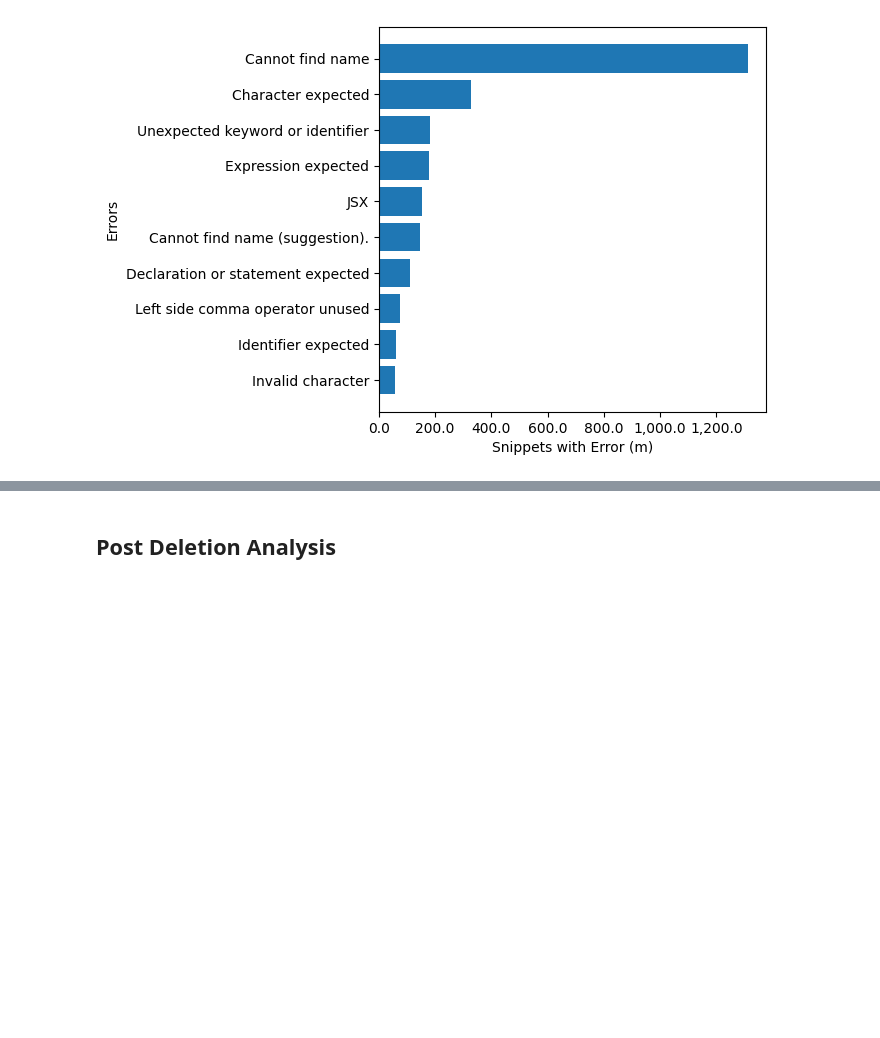
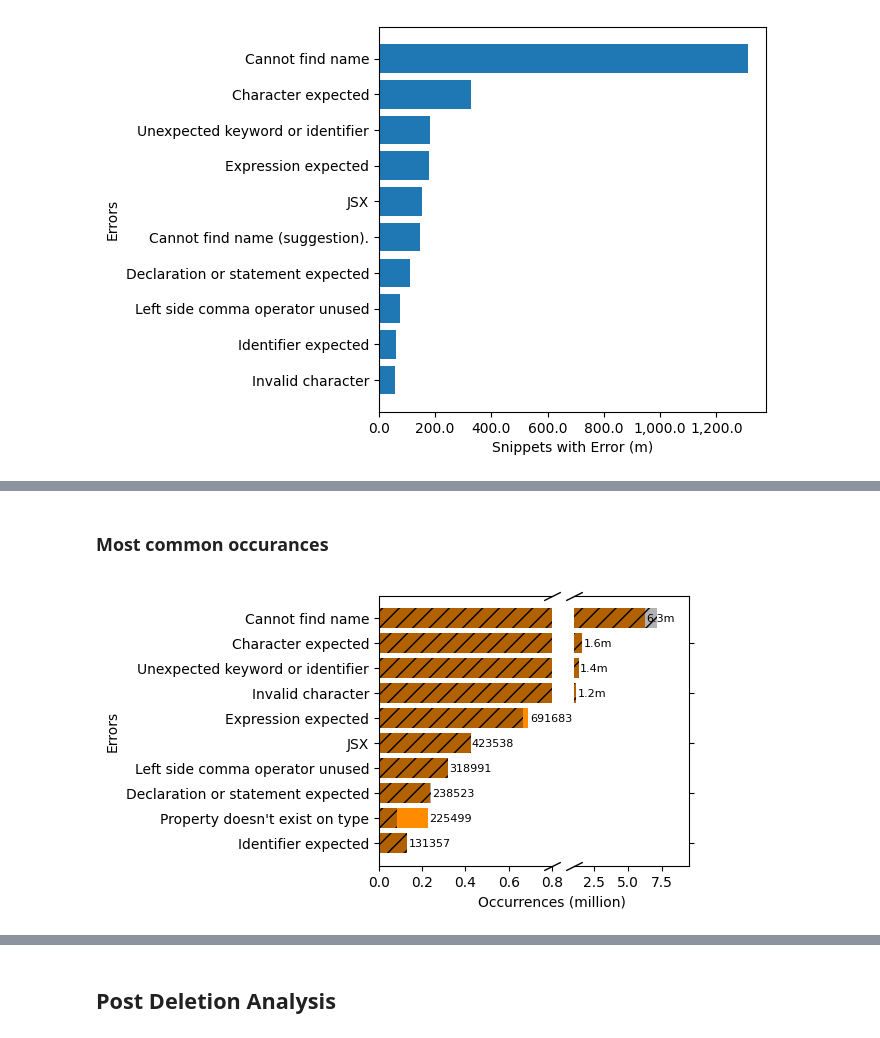
Before and after one commit to Brittany-Reid/node_code_correction, a Jupyter notebook: analysis/analysis.ipynb, the cells around one changed output, grey strips where cells are left out. Saved outputs shown, nothing was run; the diff lists cells and outputs as text; code cells hidden in the pictures; blank space fills up the shorter version.

```diff
--- a/analysis/analysis.ipynb
+++ b/analysis/analysis.ipynb
@@ -189,6 +201,7 @@ ESLINT_DIR = DATA_DIR + "/eslintErrors.log"
 SAMPLE_DIR = DATA_DIR + "/384-sample.log"
 ERRORS_DIR = DATA_DIR + "/allErrors.log"
 DELETION_DIR = DATA_DIR + "/afterDeletion.log"
+TS_DIR = DATA_DIR + "/tsCodeFixes.log"
 
 #eslint logs for comparison
 #eslint_heading = "ERROR, SEVERITY, FATAL, NUM OCCURANCES, NUM AFFECTED SNIPPETS, PERCENT" # for old file format
@@ -200,6 +213,7 @@ eslint_allfixes = Log(Log.getLines(ESLINT_DIR, "ALL FIXES", None))
 
 errors = Log(ERRORS_DIR)
 deletion = Log(DELETION_DIR)
+ts = Log(TS_DIR)
 # %% [markdown]
 # Eslint
 # %% [markdown]
@@ -427,0 +446,3 @@ ax.get_xaxis().set_major_formatter(
+# %%
+ts_df = ts.errors
+overview(ts, errors)
@@ -427,0 +468,6 @@ ax.get_xaxis().set_major_formatter(
+# %% [markdown]
+### Most common occurances
+# %%
+top10Errors(ts_df, "NUM OCCURANCES", saveas="commonErrorTypesTS", title="Most Common Errors After CodeFixes", df2 = errors_df)
+# %% [output]
+[figure, added]
```
Also changed, not shown: parts of 14 cells of this notebook, 7 other files.
